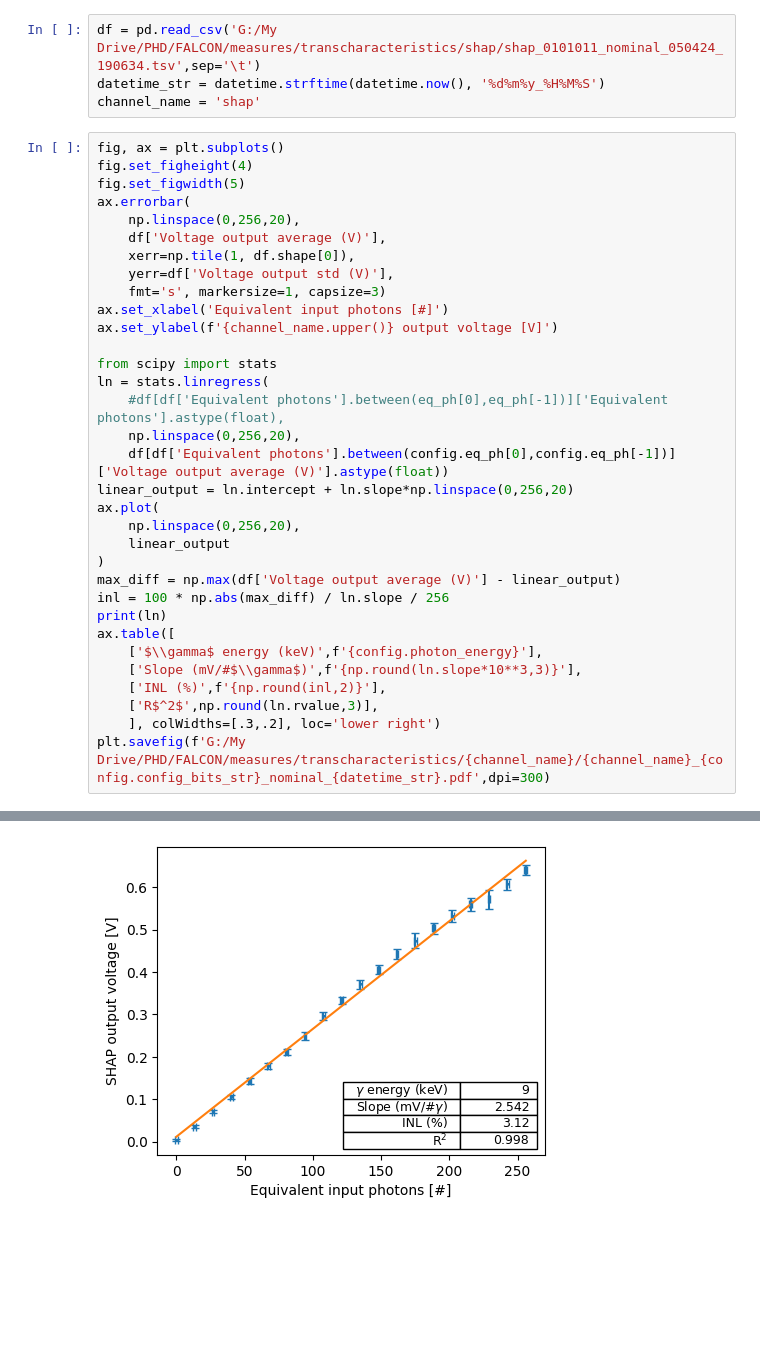
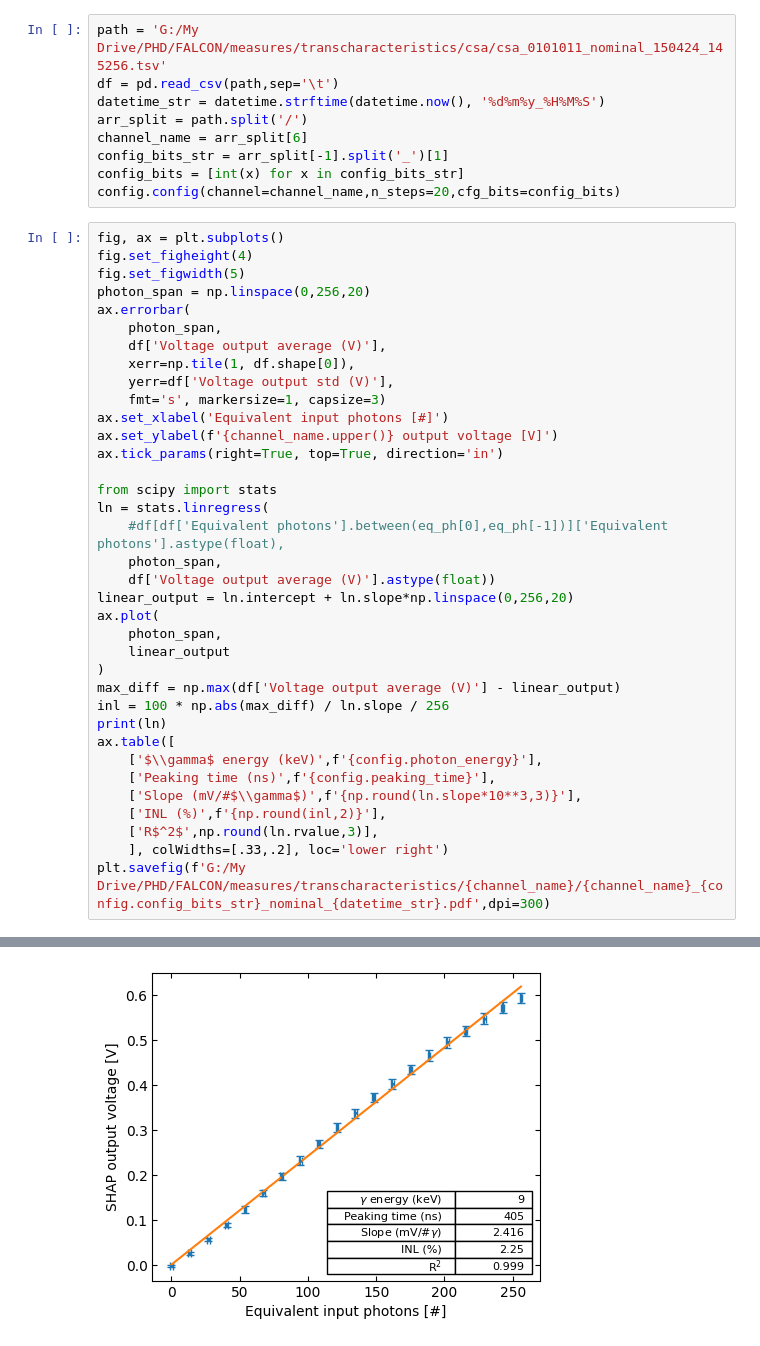
Before and after one commit to microlab-unibg/pFREYA_testbench_code, a Jupyter notebook: pFREYA_instrument_comms/transcharacteristics.ipynb, the cells around one changed output, grey strips where cells are left out. Drawn from its saved outputs; the diff is of its cells as text; blank space fills up the shorter version.

```diff
--- a/pFREYA_instrument_comms/transcharacteristics.ipynb
+++ b/pFREYA_instrument_comms/transcharacteristics.ipynb
@@ -77,30 +77,37 @@ if channel_name == 'csa':
 
 df.to_csv(f'G:/My Drive/PHD/FALCON/measures/transcharacteristics/{channel_name}/{channel_name}_{config.config_bits_str}_nominal_{datetime_str}.tsv', sep='\t')
 # %%
-df = pd.read_csv('G:/My Drive/PHD/FALCON/measures/transcharacteristics/shap/shap_0101011_nominal_050424_190634.tsv',sep='\t')
+path = 'G:/My Drive/PHD/FALCON/measures/transcharacteristics/csa/csa_0101011_nominal_150424_145256.tsv'
+df = pd.read_csv(path,sep='\t')
 datetime_str = datetime.strftime(datetime.now(), '%d%m%y_%H%M%S')
-channel_name = 'shap'
+arr_split = path.split('/')
+channel_name = arr_split[6]
+config_bits_str = arr_split[-1].split('_')[1]
+config_bits = [int(x) for x in config_bits_str]
+config.config(channel=channel_name,n_steps=20,cfg_bits=config_bits)
 # %%
 fig, ax = plt.subplots()
 fig.set_figheight(4)
 fig.set_figwidth(5)
+photon_span = np.linspace(0,256,20)
 ax.errorbar(
-	np.linspace(0,256,20),
+	photon_span,
 	df['Voltage output average (V)'],
 	xerr=np.tile(1, df.shape[0]),
 	yerr=df['Voltage output std (V)'],
 	fmt='s', markersize=1, capsize=3)
 ax.set_xlabel('Equivalent input photons [#]')
 ax.set_ylabel(f'{channel_name.upper()} output voltage [V]')
+ax.tick_params(right=True, top=True, direction='in')
 
 from scipy import stats
 ln = stats.linregress(
 	#df[df['Equivalent photons'].between(eq_ph[0],eq_ph[-1])]['Equivalent photons'].astype(float),
-	np.linspace(0,256,20),
-	df[df['Equivalent photons'].between(config.eq_ph[0],config.eq_ph[-1])]['Voltage output average (V)'].astype(float))
+	photon_span,
+	df['Voltage output average (V)'].astype(float))
 linear_output = ln.intercept + ln.slope*np.linspace(0,256,20)
 ax.plot(
-	np.linspace(0,256,20),
+	photon_span,
     linear_output
 )
 max_diff = np.max(df['Voltage output average (V)'] - linear_output)
@@ -108,9 +115,10 @@ inl = 100 * np.abs(max_diff) / ln.slope / 256
 print(ln)
 ax.table([
 	['$\\gamma$ energy (keV)',f'{config.photon_energy}'],
+	['Peaking time (ns)',f'{config.peaking_time}'],
 	['Slope (mV/#$\\gamma$)',f'{np.round(ln.slope*10**3,3)}'],
 	['INL (%)',f'{np.round(inl,2)}'],
 	['R$^2$',np.round(ln.rvalue,3)],
-	], colWidths=[.3,.2], loc='lower right')
+	], colWidths=[.33,.2], loc='lower right')
 plt.savefig(f'G:/My Drive/PHD/FALCON/measures/transcharacteristics/{channel_name}/{channel_name}_{config.config_bits_str}_nominal_{datetime_str}.pdf',dpi=300)
 # %% [output]
@@ -118 +126 @@ LinregressResult(slope=0.00254158749481824, intercept=0.011539149591836773, rval
-[figure, old version]
+[figure, new version]
```
Also changed, not shown: parts of 4 cells of this notebook, 10 other files.
